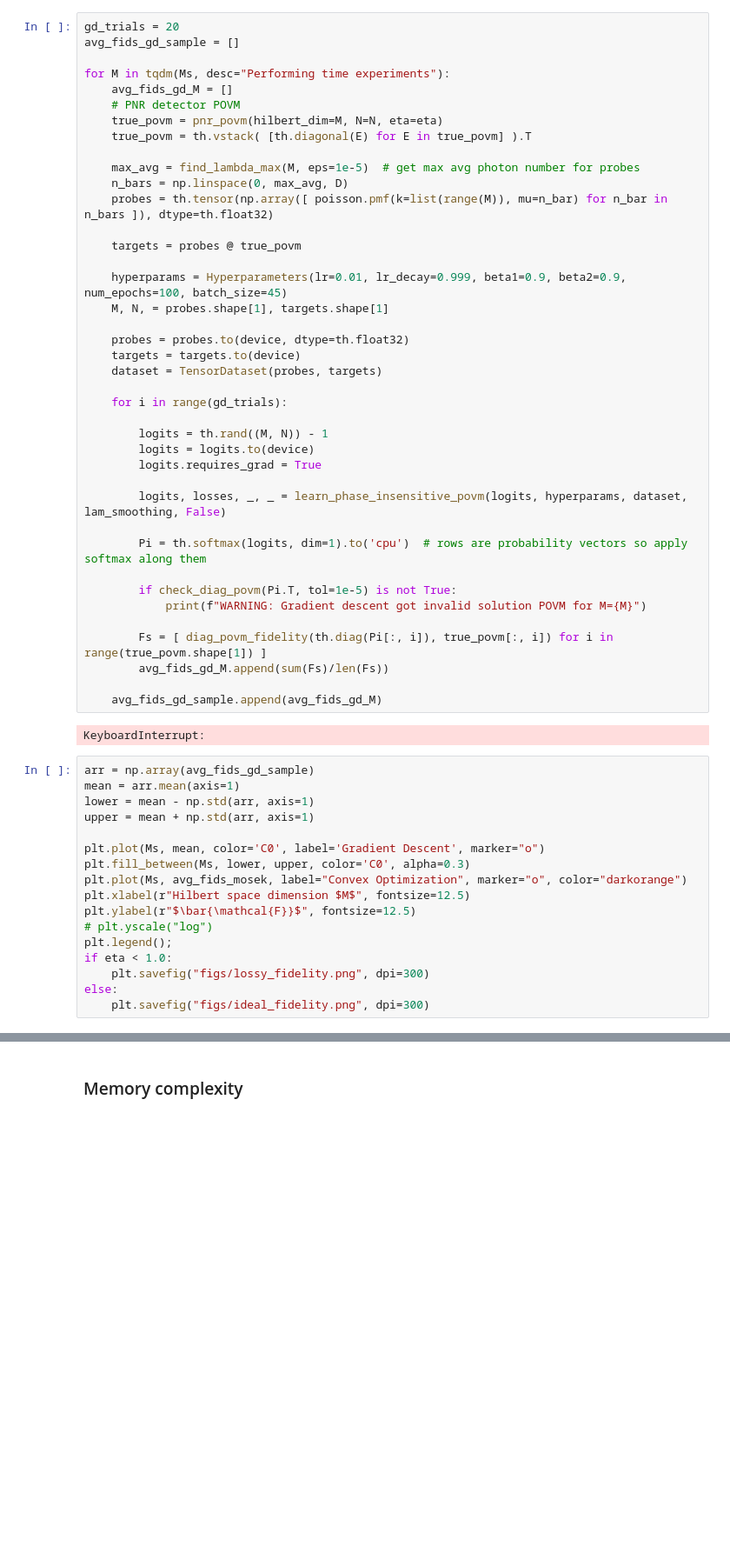
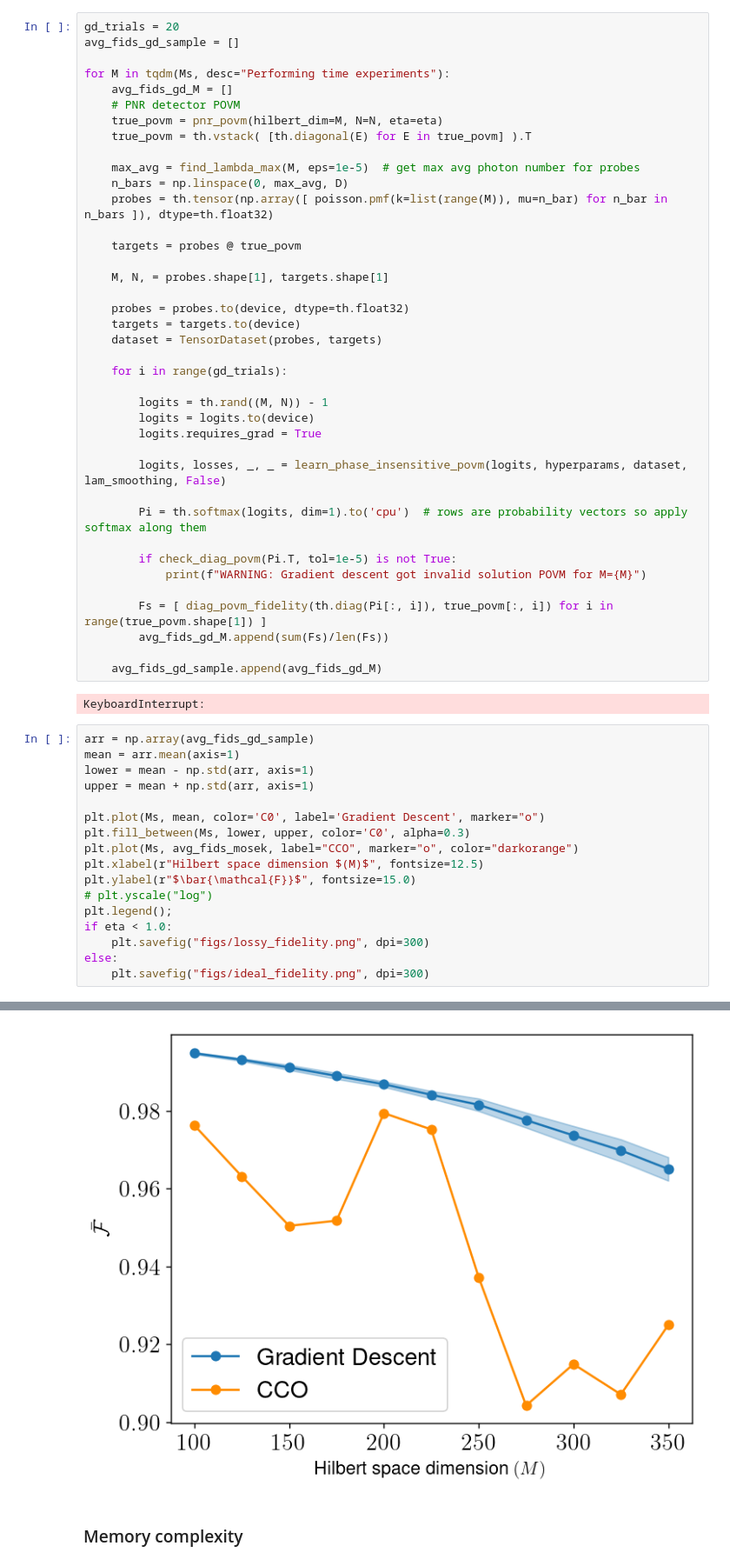
Before and after one commit to amanuelanteneh/gd-qdt, a Jupyter notebook: notebooks/time_diag_opt.ipynb, the cells around one changed output, grey strips where cells are left out. Shown at 87% size. Drawn from its saved outputs; the diff is of its cells as text; blank space fills up the shorter version.

```diff
--- a/notebooks/time_diag_opt.ipynb
+++ b/notebooks/time_diag_opt.ipynb
@@ -142,7 +141,6 @@ for M in tqdm(Ms, desc="Performing time experiments"):
 
     targets = probes @ true_povm
 
-    hyperparams = Hyperparameters(lr=0.01, lr_decay=0.999, beta1=0.9, beta2=0.9, num_epochs=100, batch_size=45)
     M, N, = probes.shape[1], targets.shape[1]
 
     probes = probes.to(device, dtype=th.float32)
@@ -176,9 +174,9 @@ upper = mean + np.std(arr, axis=1)
 
 plt.plot(Ms, mean, color='C0', label='Gradient Descent', marker="o")
 plt.fill_between(Ms, lower, upper, color='C0', alpha=0.3)
-plt.plot(Ms, avg_fids_mosek, label="Convex Optimization", marker="o", color="darkorange")
-plt.xlabel(r"Hilbert space dimension $M$", fontsize=12.5)
-plt.ylabel(r"$\bar{\mathcal{F}}$", fontsize=12.5)
+plt.plot(Ms, avg_fids_mosek, label="CCO", marker="o", color="darkorange")
+plt.xlabel(r"Hilbert space dimension $(M)$", fontsize=12.5)
+plt.ylabel(r"$\bar{\mathcal{F}}$", fontsize=15.0)
 # plt.yscale("log")
 plt.legend();
 if eta < 1.0:
@@ -190,3 +187,4 @@ AxisError: axis 1 is out of bounds for array of dimension 1
+[figure, added]
 # %% [markdown]
 ### Memory complexity
 # %%
```
Also changed, not shown: parts of 5 cells of this notebook, 5 other files.
